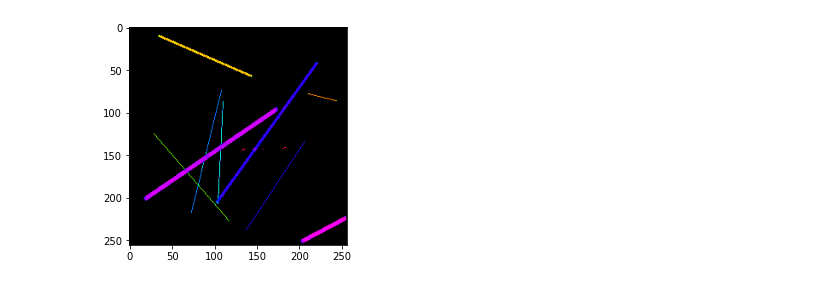
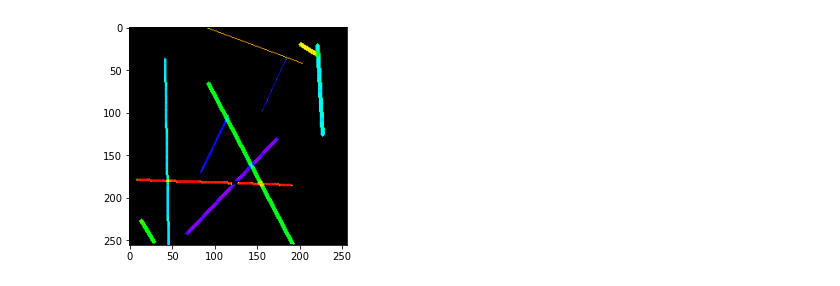
Before and after one commit to liuyoshio/visual-illusion, a Jupyter notebook: trainers/train.ipynb, the cells around one changed output. Drawn from its saved outputs; the diff is of its cells as text; code cells hidden in the pictures.

```diff
--- a/trainers/train.ipynb
+++ b/trainers/train.ipynb
@@ -39,6 +39,6 @@ def test(decoder, dataloader):
     loss.backward()
     print(f'loss: {loss.item()}')
 
-test(network, test_dl)
+test(network, train_dl)
 # %% [output]
 Load model from ../models/unet_default.pth
@@ -48,4 +49,4 @@ loss: 444.4649963378906
-[figure, old version]
+[figure, new version]
 # %%
 def train_one_epoch(network, train_dl, criterion, optimizer, scaler, device):
     network.train()
```
Also changed, not shown: parts of 3 cells of this notebook, 3 other files.
